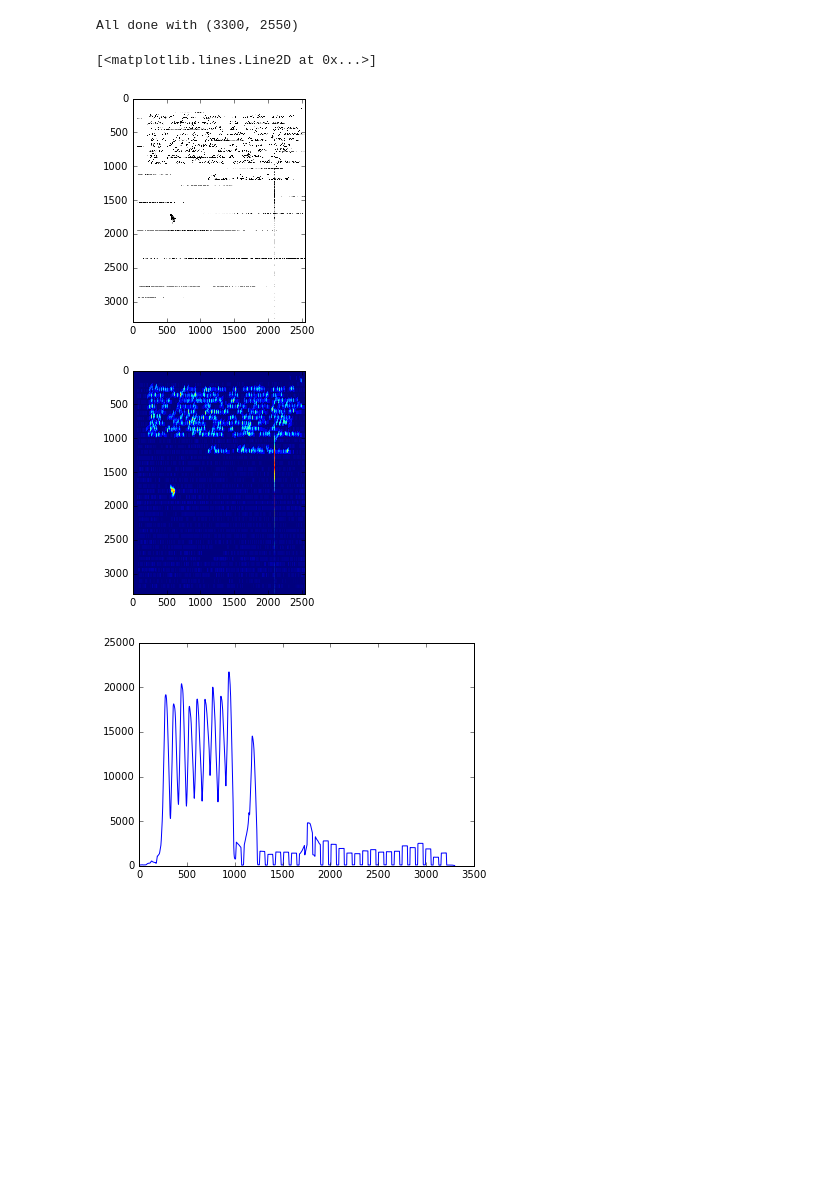
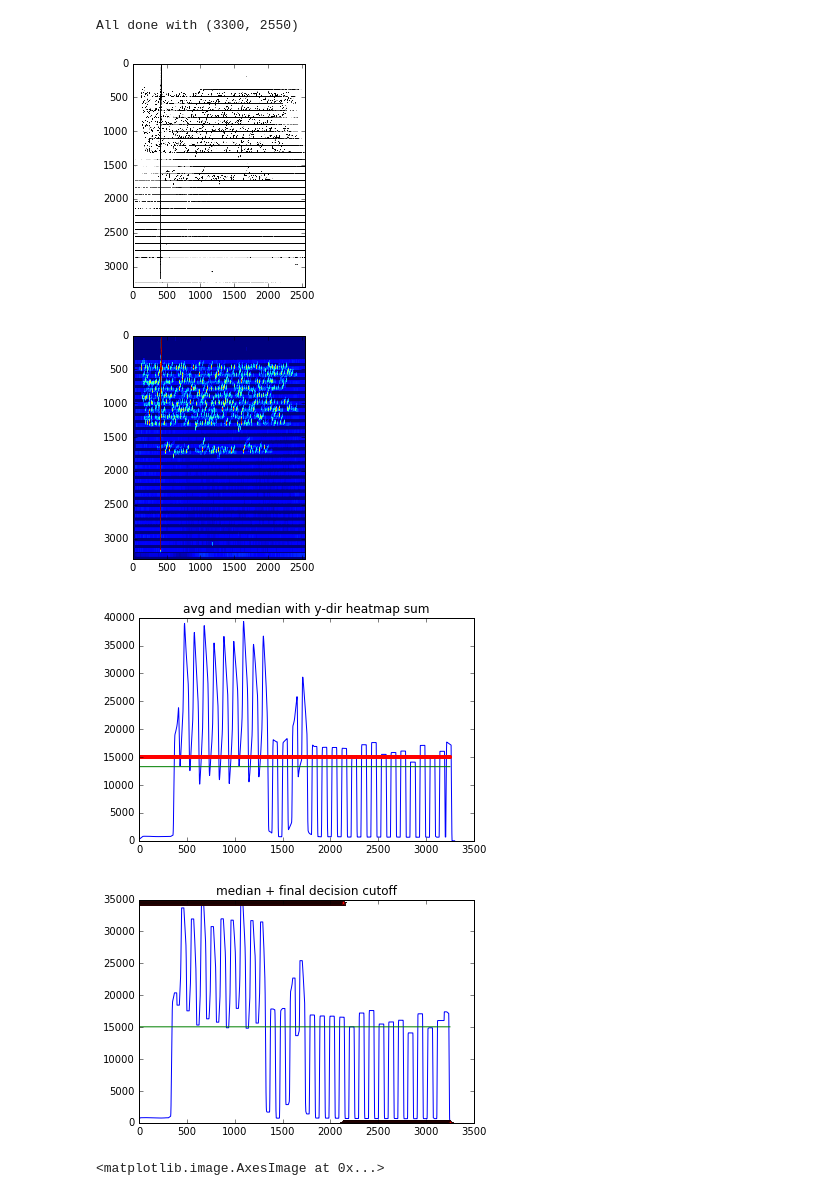
Before and after one commit to Lab41/d-script, a Jupyter notebook: preprocessing/NMECisolate/threshim.ipynb, the cells around one changed output. Saved outputs shown, nothing was run; the diff lists cells and outputs as text; code cells hidden in the pictures; blank space fills up the shorter version.

Commit message:
added new crop method based on a 2d convolution

```diff
--- a/preprocessing/NMECisolate/threshim.ipynb
+++ b/preprocessing/NMECisolate/threshim.ipynb
@@ -3,36 +3,57 @@ import numpy as np
 import h5py
 import matplotlib.pylab as plt
 from scipy.signal import convolve2d
+from scipy import stats
 %matplotlib inline
+import running_stats
+import convolve_crop
 
 nmecdata = h5py.File('nmecdata/flat_nmec_bin_uint8.hdf5')
 
-im = nmecdata['FR-005-007.bin.tif'].value
-im = 1.0 - im/255.0
-
-heat2d = np.zeros(im.shape)
-for i in xrange(len(im)):
-    heat2d[i,:] = np.convolve(im[i], np.ones(56), mode='same')
-
-im = im.T
-heat2d = heat2d.T
-for i in xrange(len(im)):
-    heat2d[i,:] = np.convolve(im[i], np.ones(56), mode='same')
-
-im = im.T
-heat2d = heat2d.T
+im = nmecdata['FR-004-007.bin.tif'].value
+orig_im = np.copy(im)
+heat2d = convolve_crop.create_heatmap(im)
 
 print "All done with "+str(im.shape)
 # %% [output]
 All done with (3300, 2550)
-# %%
-plt.imshow(1-im, cmap='gray')
-plt.figure()
-plt.imshow(heat2d)
-plt.figure()
-plt.plot(heat2d.sum(axis=1))
-# %% [output]
-[<matplotlib.lines.Line2D at 0x...>]
-[figure, removed]
-[figure, removed]
-[figure, removed]
+# %%
+plt.imshow(1-im, cmap='gray')
+plt.figure()
+plt.imshow(heat2d)
+max_raw = max(heat2d.sum(axis=1))
+window_size = 50
+run_med = running_stats.RunningMedian(heat2d.sum(axis=1), window_size)
+run_med_max = np.zeros(len(run_med)) + max(run_med)
+run_mean = running_stats.RunningMean(heat2d.sum(axis=1),len(heat2d.sum(axis=1)), window_size)
+run_mean_max = np.zeros(len(run_mean)) + max(run_mean)
+mean_arr = np.zeros(len(run_mean)) + np.mean(heat2d.sum(axis=1))
+median_arr = np.zeros(len(run_med)) + np.median(heat2d.sum(axis=1))
+#print max(run_med)
+cutoff_line = np.zeros(len(run_med)) + max(run_med)
+new_im, i = convolve_crop.crop_using_heatmap(orig_im, heat2d)
+cutoff_line[i:len(cutoff_line)] = 0
+
+fig, ax = plt.subplots()
+ax.plot(heat2d.sum(axis=1), '-')
+ax.plot(mean_arr, '-')
+ax.plot(median_arr, '.')
+plt.title("avg and median with y-dir heatmap sum")
+plt.show()
+
+fig, ax = plt.subplots()
+ax.plot(run_med,'-')
+ax.plot(median_arr, '-')
+ax.plot(cutoff_line, '*')
+plt.title("median + final decision cutoff")
+plt.show()
+
+plt.figure()
+plt.imshow(new_im, cmap='gray')
+#print "median: " + str(np.median(heat2d.sum(axis=1)))
+# %% [output]
+[figure, added]
+[figure, added]
+[figure, added]
+[figure, added]
+<matplotlib.image.AxesImage at 0x...>
```
Also changed, not shown: parts of 2 cells of this notebook, 2 other files.
